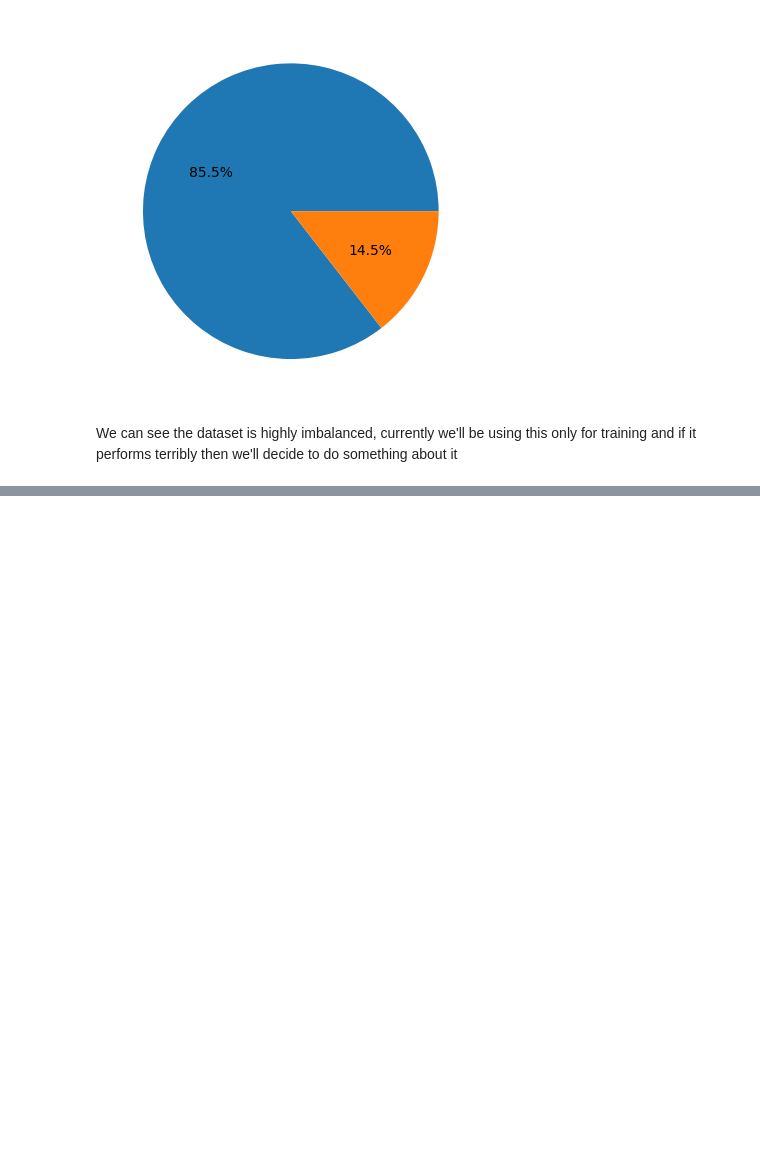
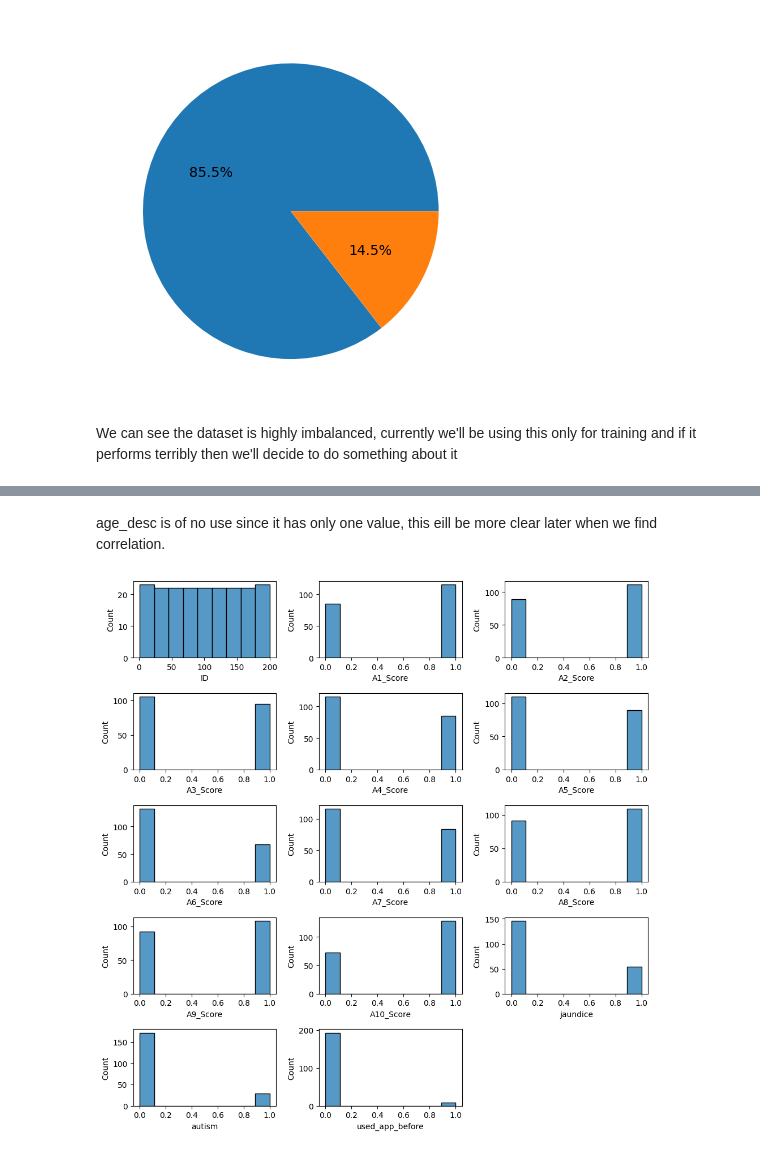
Before and after one commit to rizz045/Autism-Prediction-using-Machine-Learning, a Jupyter notebook: Autism_Prediction_using_Machine_Learning.ipynb, the cells around one changed output, grey strips where cells are left out. Cells and saved outputs as stored; diff of their text form; code cells hidden in the pictures; blank space fills up the shorter version.

```diff
--- a/Autism_Prediction_using_Machine_Learning.ipynb
+++ b/Autism_Prediction_using_Machine_Learning.ipynb
@@ -161,0 +183,14 @@ Index(['ID', 'A1_Score', 'A2_Score', 'A3_Score', 'A4_Score', 'A5_Score',
+# %% [markdown]
+age_desc is of no use since it has only one value, this eill be more clear later when we find correlation.
+# %%
+index = 0
+plt.figure(figsize=(10,10))
+for col in ints:
+  index += 1
+  plt.subplot(5, 3, index)
+  sns.histplot(x=df[col])
+  # plt.xticks(rotation=45)
+plt.tight_layout()
+plt.show()
+# %% [output]
+[figure, added]
```
Also changed, not shown: parts of 36 cells of this notebook.
